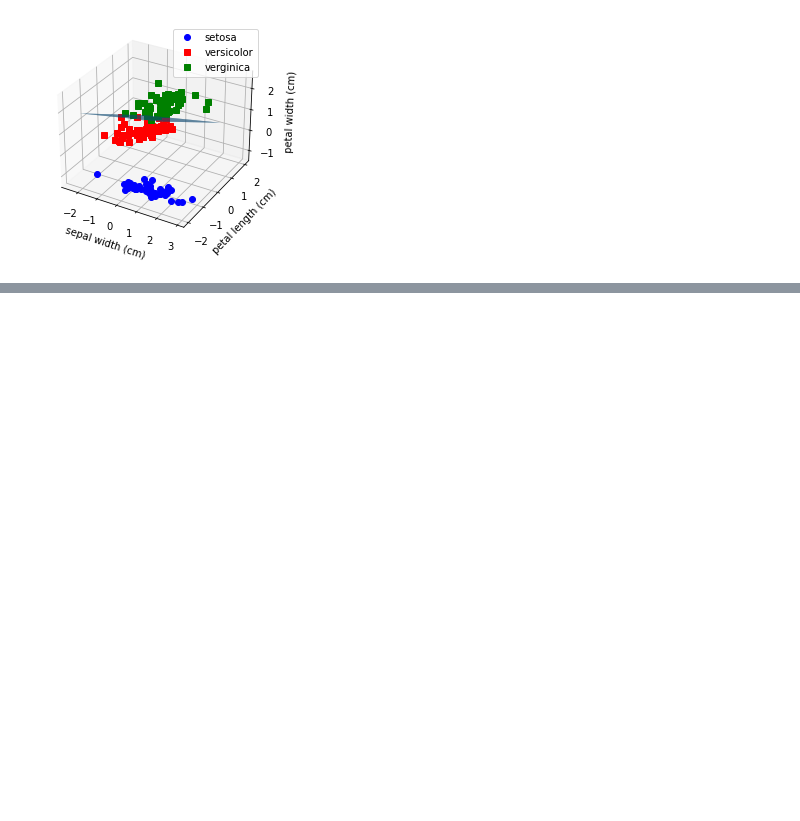
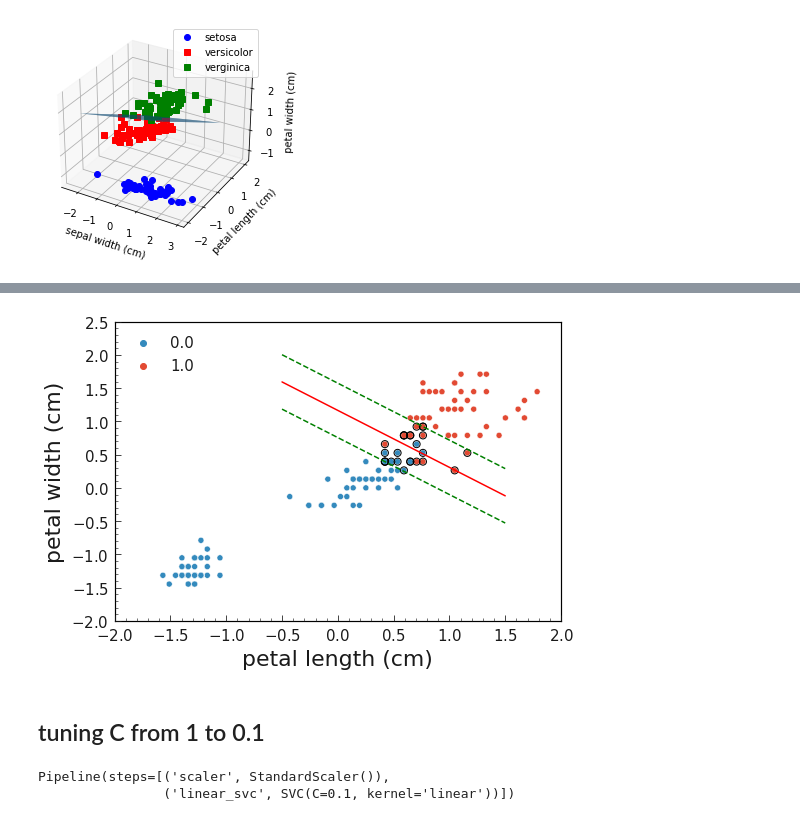
Before and after one commit to soumenhalder/ML, a Jupyter notebook: SVM/SVM_understanding.ipynb, the cells around one changed output, grey strips where cells are left out. Drawn from its saved outputs; the diff is of its cells as text; code cells hidden in the pictures; blank space fills up the shorter version.

Commit message:
kernel, margin

```diff
--- a/SVM/SVM_understanding.ipynb
+++ b/SVM/SVM_understanding.ipynb
@@ -4,9 +4,11 @@ import numpy as np
 from sklearn.pipeline import Pipeline
 from sklearn.preprocessing import StandardScaler
 from sklearn.svm import LinearSVC
+from sklearn.svm import SVC
 from sklearn.model_selection import train_test_split
 import matplotlib.pyplot as plt
 from mlxtend.plotting import plot_decision_regions
+plt.style.use('belle2')
 # %% [markdown]
 # Dataset pretuning
 # %% [markdown]
@@ -187,0 +191,4 @@ plt.show()
+# %%
+iris = datasets.load_iris()
+x  = iris['data'][:, (2,3)]
+y = (iris["target"] == 2).astype(np.float64)
@@ -187,0 +197,7 @@ plt.show()
+# %%
+svm_clf = Pipeline([
+("scaler", StandardScaler()),
+("linear_svc",  SVC(C=1, kernel='linear')),
+])
+# %%
+svm_clf.fit(x, y)
@@ -187,0 +223,49 @@ plt.show()
+# %%
+import matplotlib.pyplot as plt
+import seaborn as sns
+
+## Plotting deision boundary
+sns.scatterplot(x=svm_clf["scaler"].transform(x)[:,0],
+                y=svm_clf["scaler"].transform(x)[:,1],
+                hue=y,)
+w =  svm_clf["linear_svc"].coef_[0]           # w consists of 2 elements
+b =  svm_clf["linear_svc"].intercept_[0]      # b consists of 1 element
+x_points = np.linspace(-0.5, 1.5)    # generating x-points from -1 to 1
+y_points = -(w[0] / w[1]) * x_points - b / w[1]  # getting corresponding y-points# Plotting a red hyperplane
+plt.plot(x_points, y_points, c='r')
+
+## Plotting support vectors
+plt.scatter(svm_clf["linear_svc"].support_vectors_[:, 0],
+            svm_clf["linear_svc"].support_vectors_[:, 1],
+            s=50,
+            facecolors='none',
+            edgecolors='k',
+            alpha=1);
+
+plt.xlabel('petal length (cm)')
+plt.ylabel('petal width (cm)')
+plt.legend()
+# margin
+
+
+margin1y_points = -(w[0] / w[1]) * x_points - (b+1) / w[1]
+plt.plot(x_points,margin1y_points, '--g', )
+
+
+margin2y_points = -(w[0] / w[1]) * x_points - (b-1) / w[1]
+plt.plot(x_points,margin2y_points, '--g')
+
+plt.show()
+# %% [output]
+[figure, added]
+# %% [markdown]
+## tuning C from 1 to 0.1
+# %%
+svm_clf = Pipeline([
+("scaler", StandardScaler()),
+("linear_svc",  SVC(C=0.1, kernel='linear')),
+])
+svm_clf.fit(x, y)
+# %% [output]
+Pipeline(steps=[('scaler', StandardScaler()),
+                ('linear_svc', SVC(C=0.1, kernel='linear'))])
```
Also changed, not shown: parts of 37 cells of this notebook.
